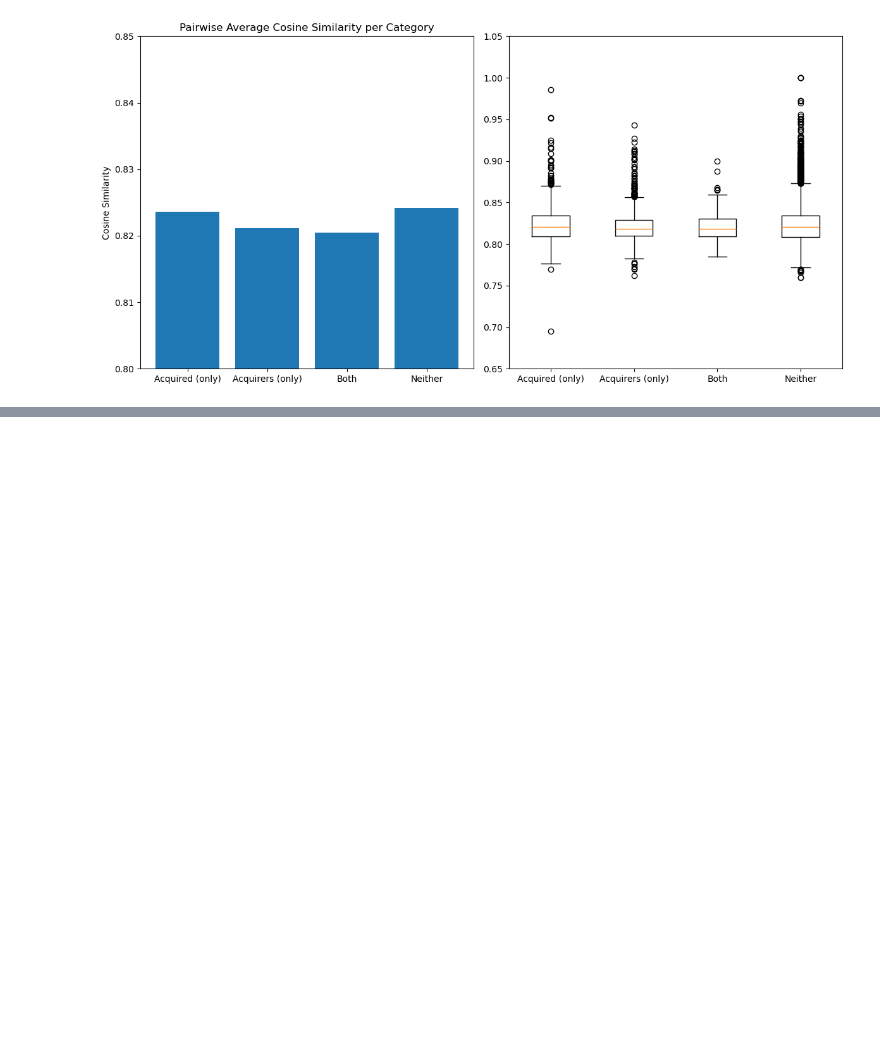
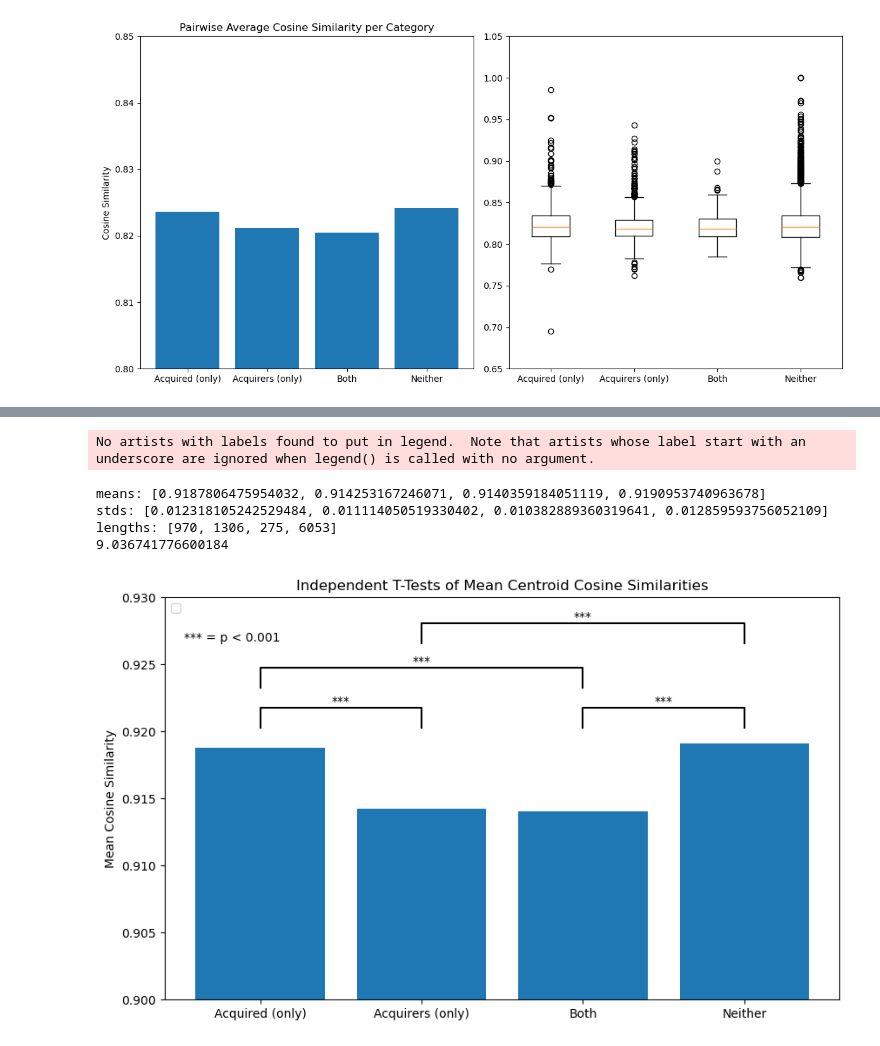
Before and after one commit to mohkmsingh/BigDataProject, a Jupyter notebook: CosineSimilarityOfCompanies.ipynb, the cells around one changed output, grey strips where cells are left out. Drawn from its saved outputs; the diff is of its cells as text; code cells hidden in the pictures; blank space fills up the shorter version.

Commit message:
Code for testing statistical significance

```diff
--- a/CosineSimilarityOfCompanies.ipynb
+++ b/CosineSimilarityOfCompanies.ipynb
@@ -468,0 +477,17 @@ plt.boxplot([acquiredCentroidSim, acquirerCentroidSim, bothCentroidSim, neitherC
+# %%
+# statistical tests on Centroid similarities
+
+pValues = []
+category_pairs = [('Acquired', 'Acquirer', acquiredCentroidSim, acquirerCentroidSim),
+                  ('Acquired', 'Both', acquiredCentroidSim, bothCentroidSim),
+                  ('Acquired', 'Neither', acquiredCentroidSim, neitherCentroidSim),
+                  ('Acquirer', 'Both', acquirerCentroidSim, bothCentroidSim),
+                  ('Acquirer', 'Neither', acquirerCentroidSim, neitherCentroidSim),
+                  ('Both', 'Neither', bothCentroidSim, neitherCentroidSim)]
+
+# VERIFY THIS IS ACCURATE!!!
+for cat1, cat2, means1, means2 in category_pairs:
+    t_stat, pVal = stats.ttest_ind(means1, means2)
+    pValues.append((cat1, cat2, pVal))
+    print((cat1, cat2, pVal))
+    print("t:", t_stat)
@@ -468,0 +571,39 @@ plt.boxplot([acquiredCentroidSim, acquirerCentroidSim, bothCentroidSim, neitherC
+# %%
+# Bonferroni Correction
+alpha = 0.05
+n_comparisons = len(pValues)
+bonferroni_alpha = alpha / n_comparisons
+
+# Calculate the means for each category
+mean_values = [np.mean(acquiredCentroidSim), np.mean(acquirerCentroidSim),
+               np.mean(bothCentroidSim), np.mean(neitherCentroidSim)]
+standardDevs = [np.std(acquiredCentroidSim), np.std(acquirerCentroidSim),
+                np.std(bothCentroidSim), np.std(neitherCentroidSim)]
+nValues = [len(acquiredCentroidSim), len(acquirerCentroidSim), len(bothCentroidSim), len(neitherCentroidSim)]
+print("means:", mean_values)
+print("stds:", standardDevs)
+print("lengths:", nValues)
+
+heights = mean_values
+bars = np.arange(len(heights))
+
+plt.figure(figsize=(10, 6))
+plt.bar(xLabels, heights)
+plt.ylim(0.9, 0.93)
+plt.title("Independent T-Tests of Mean Centroid Cosine Similarities")
+plt.ylabel("Mean Cosine Similarity")
+plt.legend(loc='upper left')
+plt.text(0.1, 0.95, "*** = p < 0.001", horizontalalignment='center', verticalalignment='center', transform=plt.gca().transAxes)
+barplot_annotate_brackets(0, 1, pValues[0][2], bars, heights)
+barplot_annotate_brackets(0, 2, pValues[1][2], bars, heights, dh=0.15)
+barplot_annotate_brackets(1, 3, pValues[4][2], bars, heights, dh=0.25)
+barplot_annotate_brackets(2, 3, pValues[5][2], bars, heights, dh=0.04)
+t_stat = (mean_values[0] - mean_values[1]) / (standardDevs[0]**2 / nValues[0] + standardDevs[1]**2/nValues[1]) ** 0.5
+print(t_stat)
+# %% [output]
+No artists with labels found to put in legend.  Note that artists whose label start with an underscore are ignored when legend() is called with no argument.
+means: [0.9187806475954032, 0.914253167246071, 0.9140359184051119, 0.9190953740963678]
+stds: [0.012318105242529484, 0.011114050519330402, 0.010382889360319641, 0.012859593756052109]
+lengths: [970, 1306, 275, 6053]
+9.036741776600184
+[figure, added]
```
Also changed, not shown: parts of 8 cells of this notebook.
